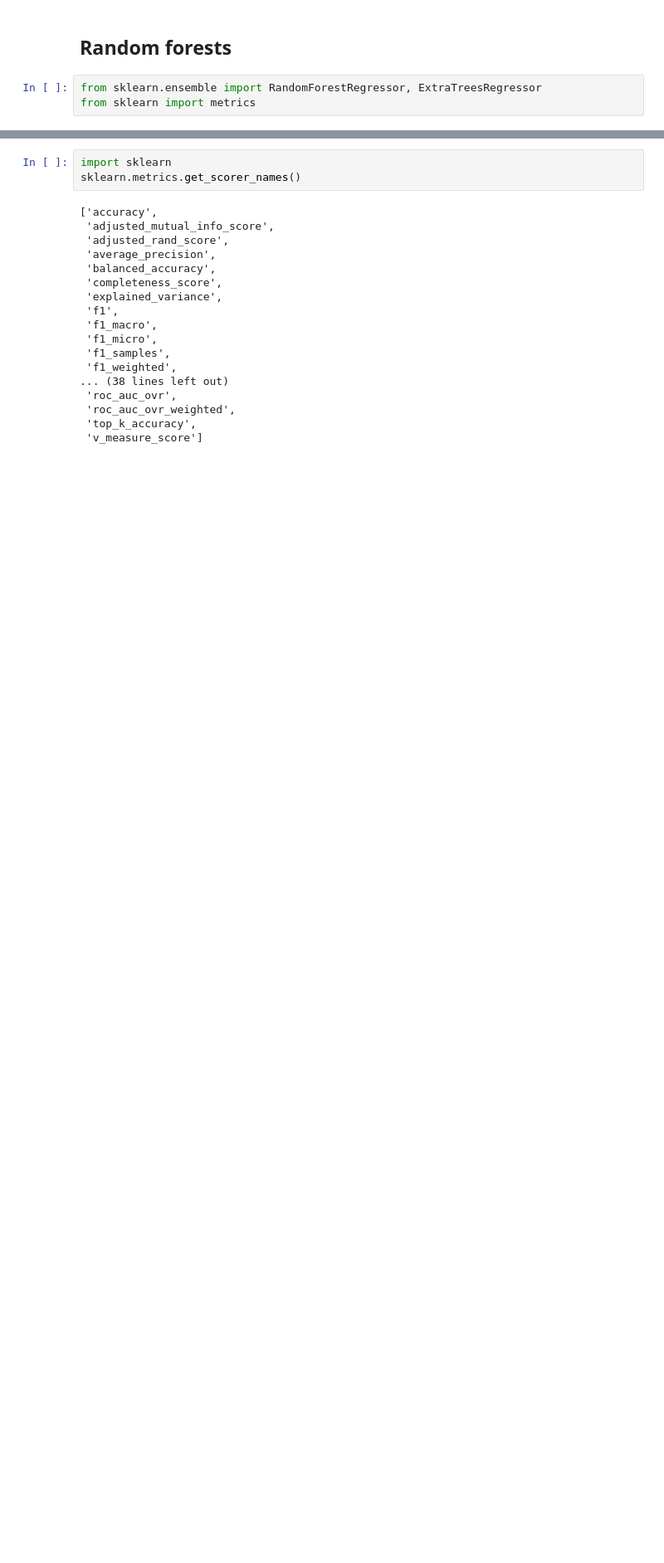
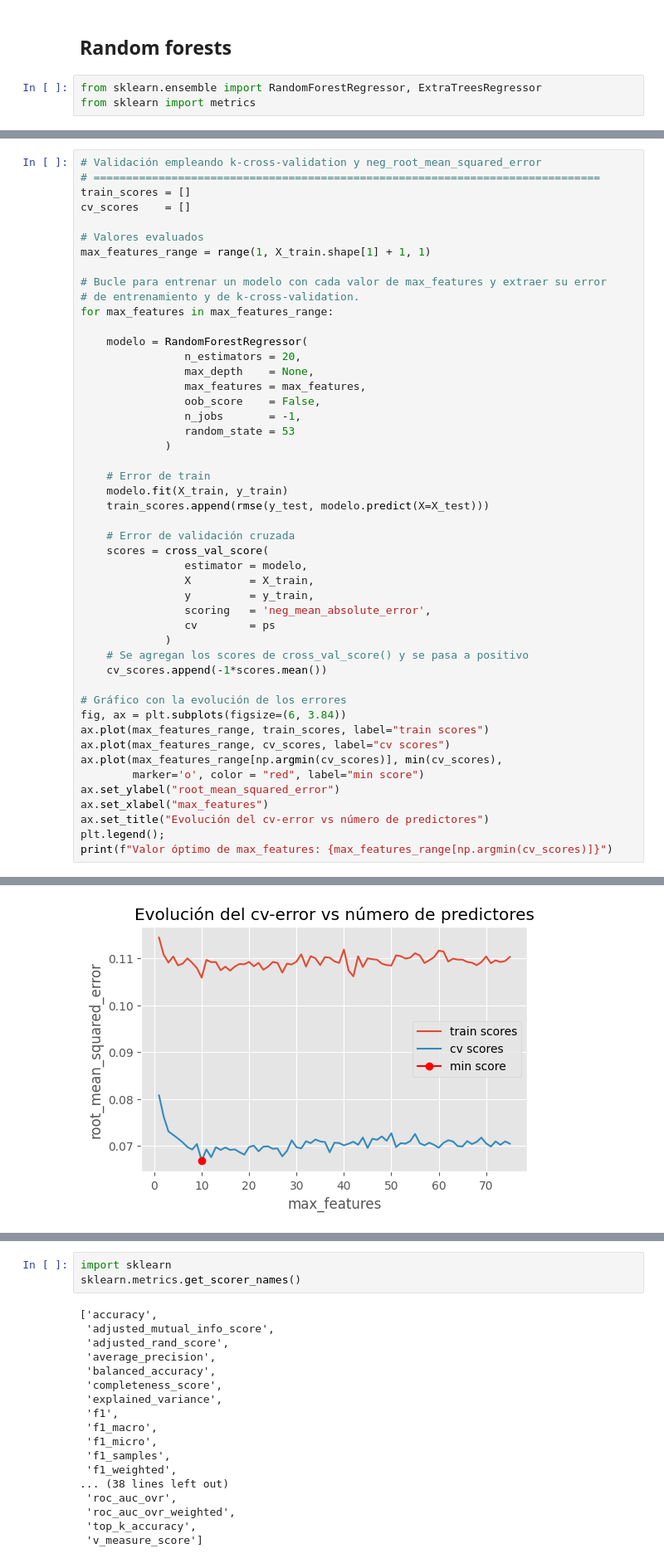
Before and after one commit to 100451183/Grupo8_Practica1, a Jupyter notebook: Grupo8_Practica1.ipynb, the cells around one changed output, grey strips where cells are left out. Shown at 83% size. Saved outputs shown, nothing was run; the diff lists cells and outputs as text; blank space fills up the shorter version.

```diff
--- a/Grupo8_Practica1.ipynb
+++ b/Grupo8_Practica1.ipynb
@@ -1028,0 +1089,49 @@ Tiempo de entrenamiento: 33.98491883277893
+# %%
+# Validación empleando k-cross-validation y neg_root_mean_squared_error
+# ==============================================================================
+train_scores = []
+cv_scores    = []
+
+# Valores evaluados
+max_features_range = range(1, X_train.shape[1] + 1, 1)
+
+# Bucle para entrenar un modelo con cada valor de max_features y extraer su error
+# de entrenamiento y de k-cross-validation.
+for max_features in max_features_range:
+
+    modelo = RandomForestRegressor(
+                n_estimators = 20,
+                max_depth    = None,
+                max_features = max_features,
+                oob_score    = False,
+                n_jobs       = -1,
+                random_state = 53
+             )
+
+    # Error de train
+    modelo.fit(X_train, y_train)
+    train_scores.append(rmse(y_test, modelo.predict(X=X_test)))
+
+    # Error de validación cruzada
+    scores = cross_val_score(
+                estimator = modelo,
+                X         = X_train,
+                y         = y_train,
+                scoring   = 'neg_mean_absolute_error',
+                cv        = ps
+             )
+    # Se agregan los scores de cross_val_score() y se pasa a positivo
+    cv_scores.append(-1*scores.mean())
+
+# Gráfico con la evolución de los errores
+fig, ax = plt.subplots(figsize=(6, 3.84))
+ax.plot(max_features_range, train_scores, label="train scores")
+ax.plot(max_features_range, cv_scores, label="cv scores")
+ax.plot(max_features_range[np.argmin(cv_scores)], min(cv_scores),
+        marker='o', color = "red", label="min score")
+ax.set_ylabel("root_mean_squared_error")
+ax.set_xlabel("max_features")
+ax.set_title("Evolución del cv-error vs número de predictores")
+plt.legend();
+print(f"Valor óptimo de max_features: {max_features_range[np.argmin(cv_scores)]}")
+# %% [output]
@@ -1029 +1139,2 @@ Tiempo de entrenamiento: 33.98491883277893
+[figure, added]
 # %%
```
Also changed, not shown: parts of 8 cells of this notebook.
